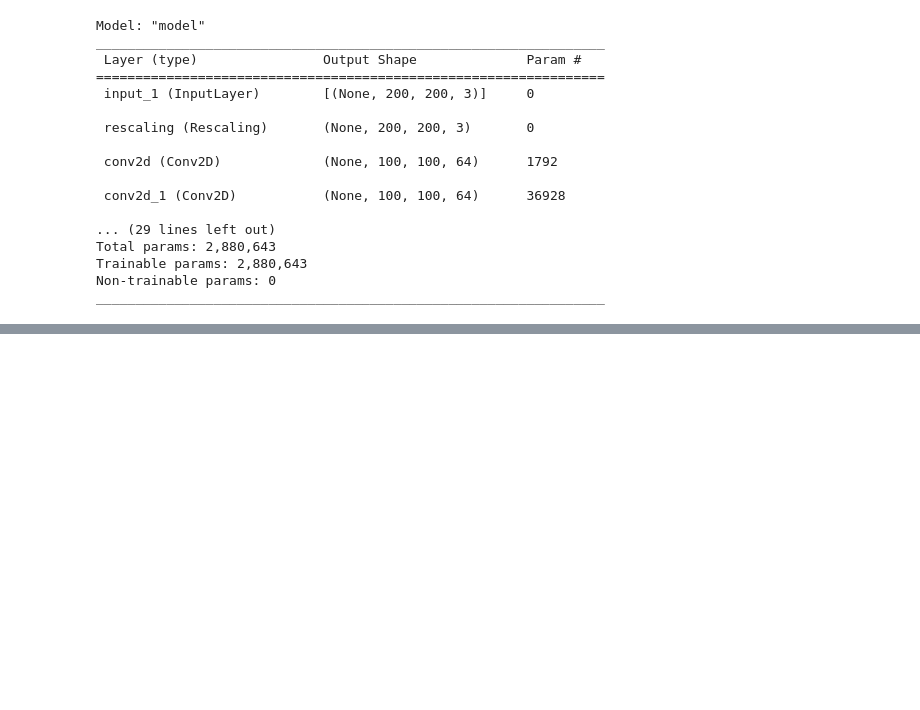
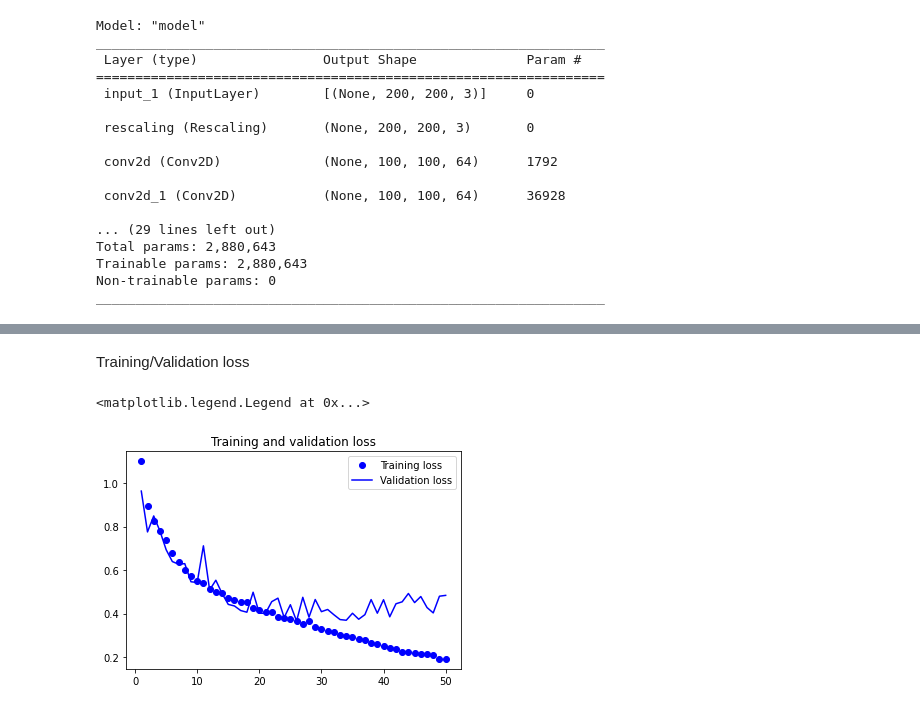
Before and after one commit to niekvanderzwaag/deep-learning-with-python, a Jupyter notebook: Ch09 - Advanced deep learning for computer vision.ipynb, the cells around one changed output, grey strips where cells are left out. Cells and saved outputs as stored; diff of their text form; code cells hidden in the pictures; blank space fills up the shorter version.

```diff
--- a/Ch09 - Advanced deep learning for computer vision.ipynb
+++ b/Ch09 - Advanced deep learning for computer vision.ipynb
@@ -118,0 +146,13 @@ _________________________________________________________________
+# %%
+model.compile(optimizer="rmsprop", loss="sparse_categorical_crossentropy")
+
+callbacks = [
+    keras.callbacks.ModelCheckpoint("oxford_segmentation.keras",
+                                    save_best_only=True)
+]
+
+history = model.fit(train_input_imgs, train_targets,
+                    epochs=50,
+                    callbacks=callbacks,
+                    batch_size=64,
+                    validation_data=(val_input_imgs, val_targets))
@@ -118,0 +177,14 @@ _________________________________________________________________
+# %% [markdown]
+Training/Validation loss
+# %%
+epochs = range(1, len(history.history["loss"]) + 1)
+loss = history.history["loss"]
+val_loss = history.history["val_loss"]
+plt.figure()
+plt.plot(epochs, loss, "bo", label="Training loss")
+plt.plot(epochs, val_loss, "b", label="Validation loss")
+plt.title("Training and validation loss")
+plt.legend()
+# %% [output]
+<matplotlib.legend.Legend at 0x...>
+[figure, added]
```
Also changed, not shown: parts of 5 cells of this notebook.
